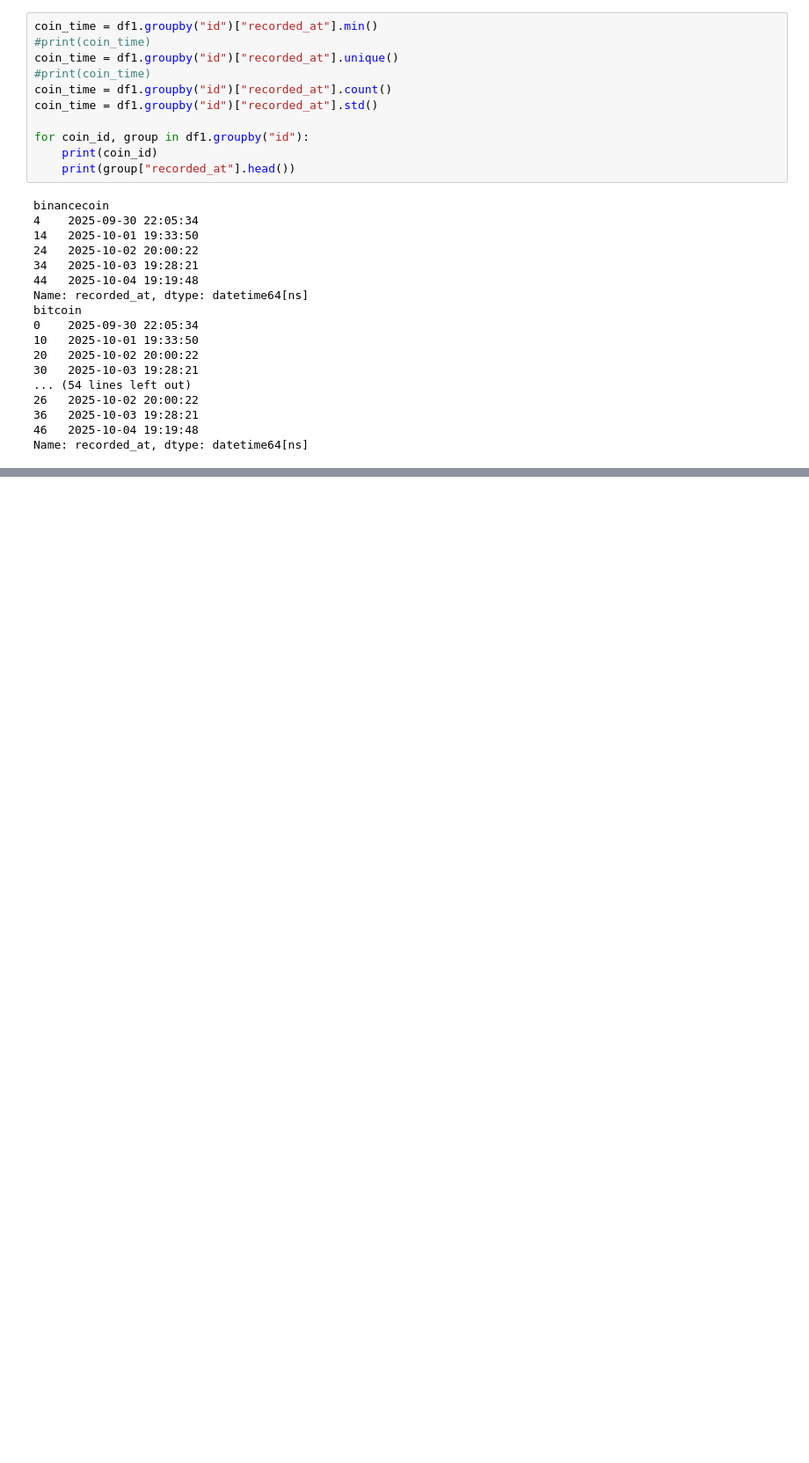
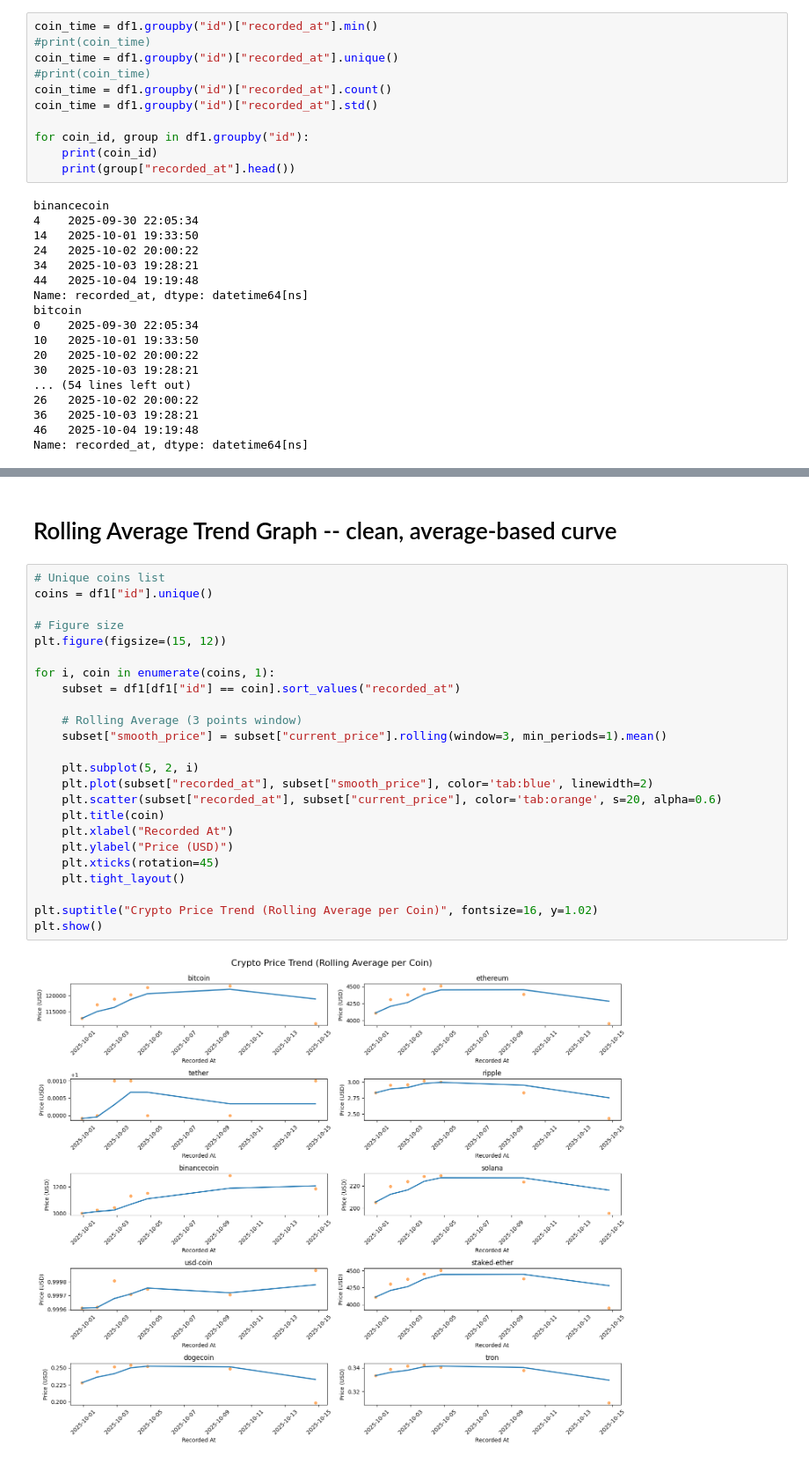
Before and after one commit to rmszk/Data-Analytics-Practice, a Jupyter notebook: Projects/2 Crypto API + Pandas + MySQL/crypto.ipynb, the cells around one changed output, grey strips where cells are left out. Shown at 88% size. Drawn from its saved outputs; the diff is of its cells as text; blank space fills up the shorter version.

```diff
--- a/Projects/2 Crypto API + Pandas + MySQL/crypto.ipynb
+++ b/Projects/2 Crypto API + Pandas + MySQL/crypto.ipynb
@@ -288,0 +309,28 @@ plt.show()
+# %% [markdown]
+# Rolling Average Trend Graph -- clean, average-based curve
+# %%
+# Unique coins list
+coins = df1["id"].unique()
+
+# Figure size
+plt.figure(figsize=(15, 12))
+
+for i, coin in enumerate(coins, 1):
+    subset = df1[df1["id"] == coin].sort_values("recorded_at")
+
+    # Rolling Average (3 points window)
+    subset["smooth_price"] = subset["current_price"].rolling(window=3, min_periods=1).mean()
+
+    plt.subplot(5, 2, i)
+    plt.plot(subset["recorded_at"], subset["smooth_price"], color='tab:blue', linewidth=2)
+    plt.scatter(subset["recorded_at"], subset["current_price"], color='tab:orange', s=20, alpha=0.6)
+    plt.title(coin)
+    plt.xlabel("Recorded At")
+    plt.ylabel("Price (USD)")
+    plt.xticks(rotation=45)
+    plt.tight_layout()
+
+plt.suptitle("Crypto Price Trend (Rolling Average per Coin)", fontsize=16, y=1.02)
+plt.show()
+# %% [output]
+[figure, added]
```
Also changed, not shown: parts of 22 cells of this notebook, 2 other files.
